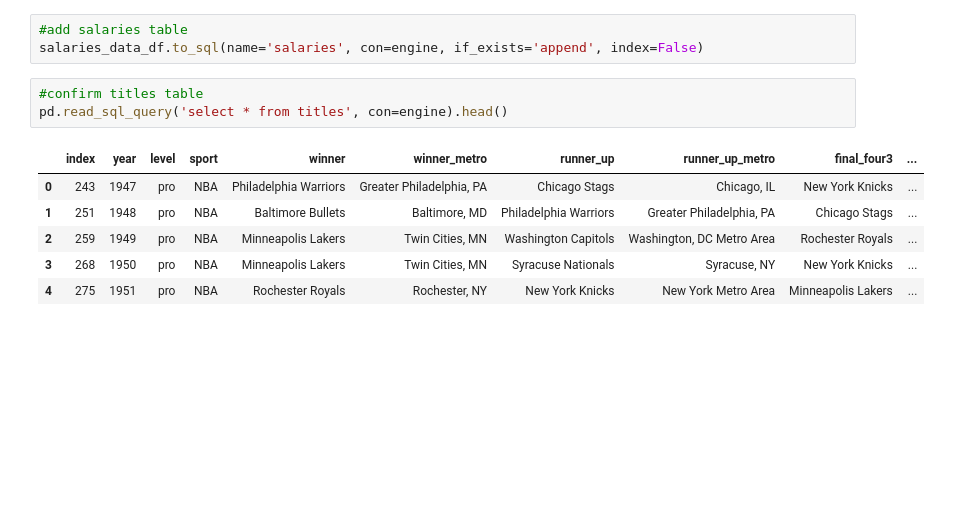
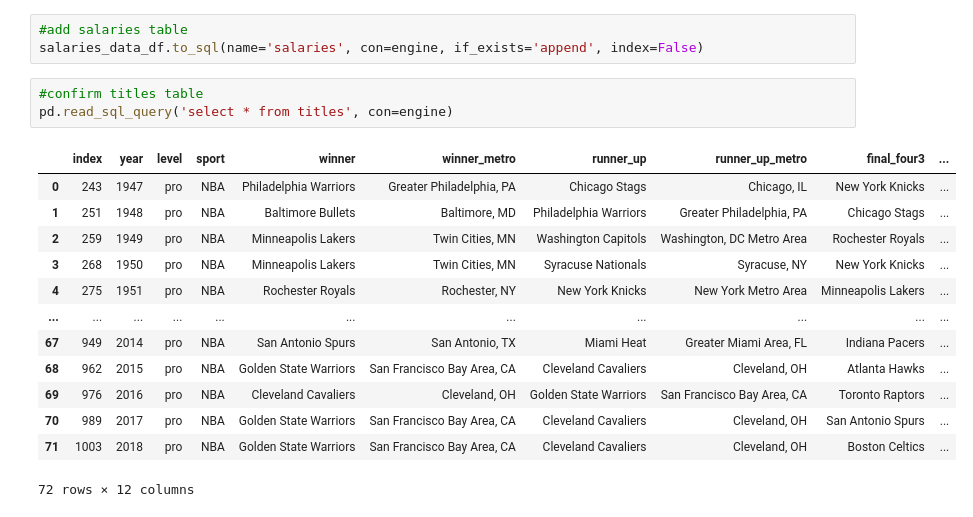
Before and after one commit to bennetyousuf/etl-project, a Jupyter notebook: FINAL NOTEBOOK.ipynb, the cells around one changed output. Drawn from its saved outputs; the diff is of its cells as text; blank space fills up the shorter version.

```diff
--- a/FINAL NOTEBOOK.ipynb
+++ b/FINAL NOTEBOOK.ipynb
@@ -87,13 +118,20 @@ titles_data_sport.to_sql(name='titles', con=engine, if_exists='append', index=Fa
 salaries_data_df.to_sql(name='salaries', con=engine, if_exists='append', index=False)
 # %%
 #confirm titles table
-pd.read_sql_query('select * from titles', con=engine).head()
+pd.read_sql_query('select * from titles', con=engine)
 # %% [output]
 |  | index | year | level | sport | winner | winner_metro | runner_up | runner_up_metro | final_four3 | ... |
 | 0 | 243 | 1947 | pro | NBA | Philadelphia Warriors | Greater Philadelphia, PA | Chicago Stags | Chicago, IL | New York Knicks | ... |
 | 1 | 251 | 1948 | pro | NBA | Baltimore Bullets | Baltimore, MD | Philadelphia Warriors | Greater Philadelphia, PA | Chicago Stags | ... |
 | 2 | 259 | 1949 | pro | NBA | Minneapolis Lakers | Twin Cities, MN | Washington Capitols | Washington, DC Metro Area | Rochester Royals | ... |
 | 3 | 268 | 1950 | pro | NBA | Minneapolis Lakers | Twin Cities, MN | Syracuse Nationals | Syracuse, NY | New York Knicks | ... |
 | 4 | 275 | 1951 | pro | NBA | Rochester Royals | Rochester, NY | New York Knicks | New York Metro Area | Minneapolis Lakers | ... |
+| ... | ... | ... | ... | ... | ... | ... | ... | ... | ... | ... |
+| 67 | 949 | 2014 | pro | NBA | San Antonio Spurs | San Antonio, TX | Miami Heat | Greater Miami Area, FL | Indiana Pacers | ... |
+| 68 | 962 | 2015 | pro | NBA | Golden State Warriors | San Francisco Bay Area, CA | Cleveland Cavaliers | Cleveland, OH | Atlanta Hawks | ... |
+| 69 | 976 | 2016 | pro | NBA | Cleveland Cavaliers | Cleveland, OH | Golden State Warriors | San Francisco Bay Area, CA | Toronto Raptors | ... |
+| 70 | 989 | 2017 | pro | NBA | Golden State Warriors | San Francisco Bay Area, CA | Cleveland Cavaliers | Cleveland, OH | San Antonio Spurs | ... |
+| 71 | 1003 | 2018 | pro | NBA | Golden State Warriors | San Francisco Bay Area, CA | Cleveland Cavaliers | Cleveland, OH | Boston Celtics | ... |
+72 rows × 12 columns
 # %%
 #confirm salaries table
```
Also changed, not shown: parts of 10 cells of this notebook.
